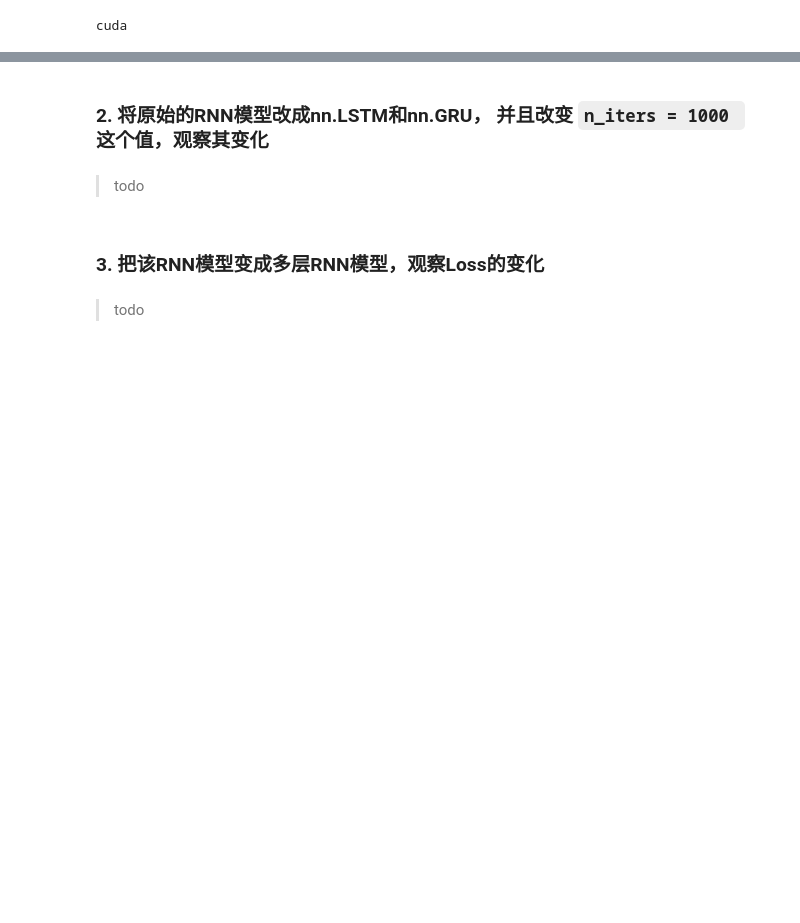
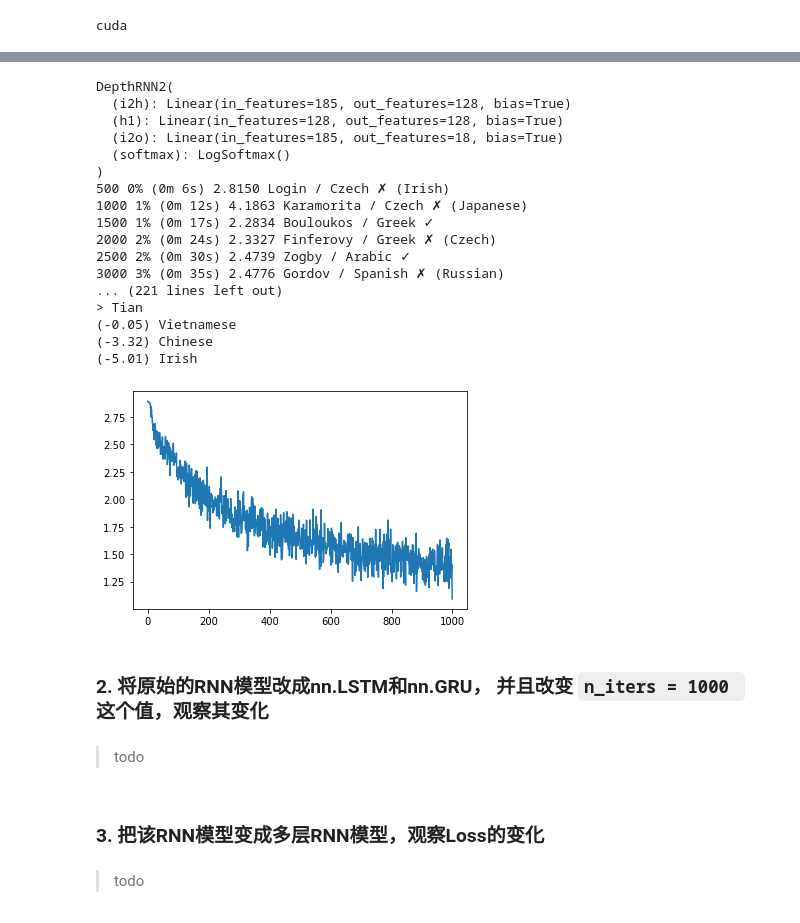
Before and after one commit to fuliufuliu/KKB_NLP_Study, a Jupyter notebook: Lesson7 RNN/assignment-07-rnn.ipynb, the cells around one changed output, grey strips where cells are left out. Saved outputs shown, nothing was run; the diff lists cells and outputs as text; code cells hidden in the pictures; blank space fills up the shorter version.

```diff
--- a/Lesson7 RNN/assignment-07-rnn.ipynb
+++ b/Lesson7 RNN/assignment-07-rnn.ipynb
@@ -528,3 +661,46 @@ RuntimeError: Expected object of device type cuda but got device type cpu for ar
+# %%
+# 构建模型 DepthRNN2
+n_hidden = 128
+model = DepthRNN2(n_letters, n_hidden, n_categories)
+print(model)
+model.train()
+model = model.to(device)
+# 超参数
+learning_rate = 0.0001 # If you set this too high, it might explode. If too low, it might not learn
+n_iters = 100000 # 这个数字你可以调大一些
+print_every = 500
+plot_every = 100
+# 训练
+model, all_losses = train_process(model, learning_rate, n_iters, print_every, plot_every)
+torch.save(model, "DepthRNN2")
+# 评估
+print("评估")
+predict(model, 'Dovesky')
+predict(model, 'Jackson')
+predict(model, 'Satoshi')
+predict(model, 'Liu')
+predict(model, 'Sun')
+predict(model, 'Tian')
+plt.plot(all_losses)
+# %% [output]
+DepthRNN2(
+  (i2h): Linear(in_features=185, out_features=128, bias=True)
+  (h1): Linear(in_features=128, out_features=128, bias=True)
+  (i2o): Linear(in_features=185, out_features=18, bias=True)
+  (softmax): LogSoftmax()
+)
+500 0% (0m 6s) 2.8150 Login / Czech ✗ (Irish)
+1000 1% (0m 12s) 4.1863 Karamorita / Czech ✗ (Japanese)
+1500 1% (0m 17s) 2.2834 Bouloukos / Greek ✓
+2000 2% (0m 24s) 2.3327 Finferovy / Greek ✗ (Czech)
+2500 2% (0m 30s) 2.4739 Zogby / Arabic ✓
+3000 3% (0m 35s) 2.4776 Gordov / Spanish ✗ (Russian)
+... (221 lines left out)
+> Tian
+(-0.05) Vietnamese
+(-3.32) Chinese
+(-5.01) Irish
+[figure, added]
 # %% [markdown]
 ### 2. 将原始的RNN模型改成nn.LSTM和nn.GRU， 并且改变 `n_iters = 1000 ` 这个值，观察其变化
 # %% [markdown]
```
Also changed, not shown: parts of 15 cells of this notebook.
